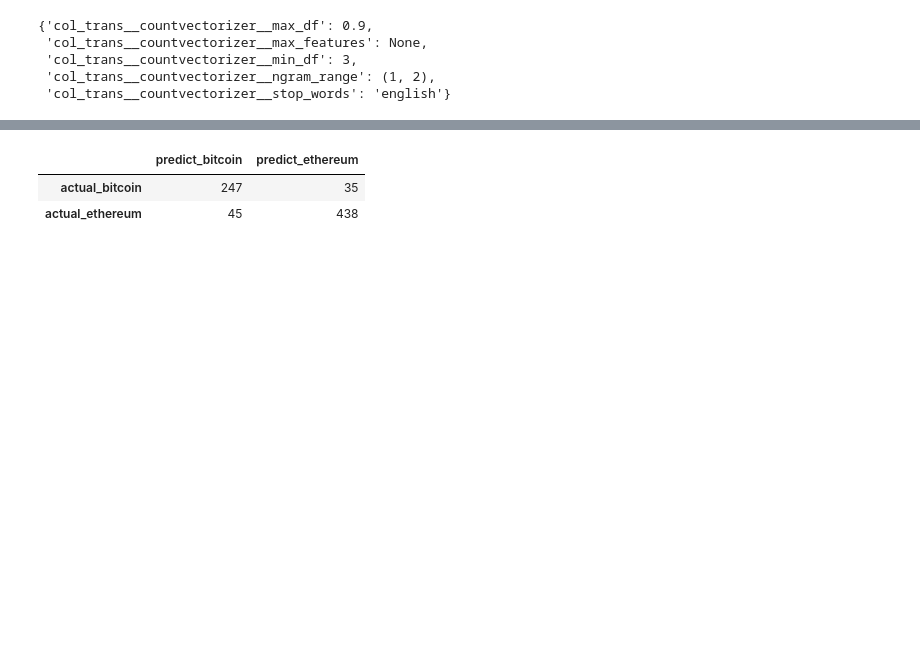
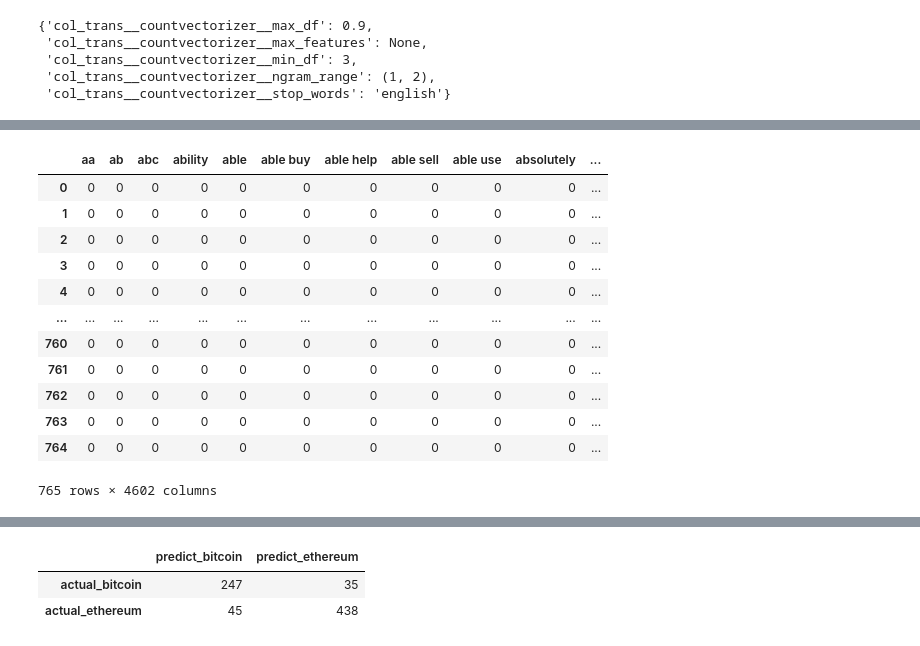
Before and after one commit to Kalz123/Subreddit_Classification, a Jupyter notebook: 4. Modeling with Logistic regression.ipynb, the cells around one changed output, grey strips where cells are left out. Saved outputs shown, nothing was run; the diff lists cells and outputs as text; code cells hidden in the pictures; blank space fills up the shorter version.

```diff
--- a/4. Modeling with Logistic regression.ipynb
+++ b/4. Modeling with Logistic regression.ipynb
@@ -170,3 +176,7 @@ gs_lr_cv.best_params_
  'col_trans__countvectorizer__min_df': 3,
  'col_trans__countvectorizer__ngram_range': (1, 2),
  'col_trans__countvectorizer__stop_words': 'english'}
+# %%
+feat_names = gs_lr_cv.best_estimator_.named_steps['col_trans'].get_feature_names()
+feat_names = [i.replace('countvectorizer__', '') for i in feat_names]
+feat_names
@@ -172,0 +264,16 @@ gs_lr_cv.best_params_
+# %%
+df1
+# %% [output]
+|  | aa | ab | abc | ability | able | able buy | able help | able sell | able use | absolutely | ... |
+| 0 | 0 | 0 | 0 | 0 | 0 | 0 | 0 | 0 | 0 | 0 | ... |
+| 1 | 0 | 0 | 0 | 0 | 0 | 0 | 0 | 0 | 0 | 0 | ... |
+| 2 | 0 | 0 | 0 | 0 | 0 | 0 | 0 | 0 | 0 | 0 | ... |
+| 3 | 0 | 0 | 0 | 0 | 0 | 0 | 0 | 0 | 0 | 0 | ... |
+| 4 | 0 | 0 | 0 | 0 | 0 | 0 | 0 | 0 | 0 | 0 | ... |
+| ... | ... | ... | ... | ... | ... | ... | ... | ... | ... | ... | ... |
+| 760 | 0 | 0 | 0 | 0 | 0 | 0 | 0 | 0 | 0 | 0 | ... |
+| 761 | 0 | 0 | 0 | 0 | 0 | 0 | 0 | 0 | 0 | 0 | ... |
+| 762 | 0 | 0 | 0 | 0 | 0 | 0 | 0 | 0 | 0 | 0 | ... |
+| 763 | 0 | 0 | 0 | 0 | 0 | 0 | 0 | 0 | 0 | 0 | ... |
+| 764 | 0 | 0 | 0 | 0 | 0 | 0 | 0 | 0 | 0 | 0 | ... |
+765 rows × 4602 columns
```
Also changed, not shown: parts of 26 cells of this notebook, 2 other files.
